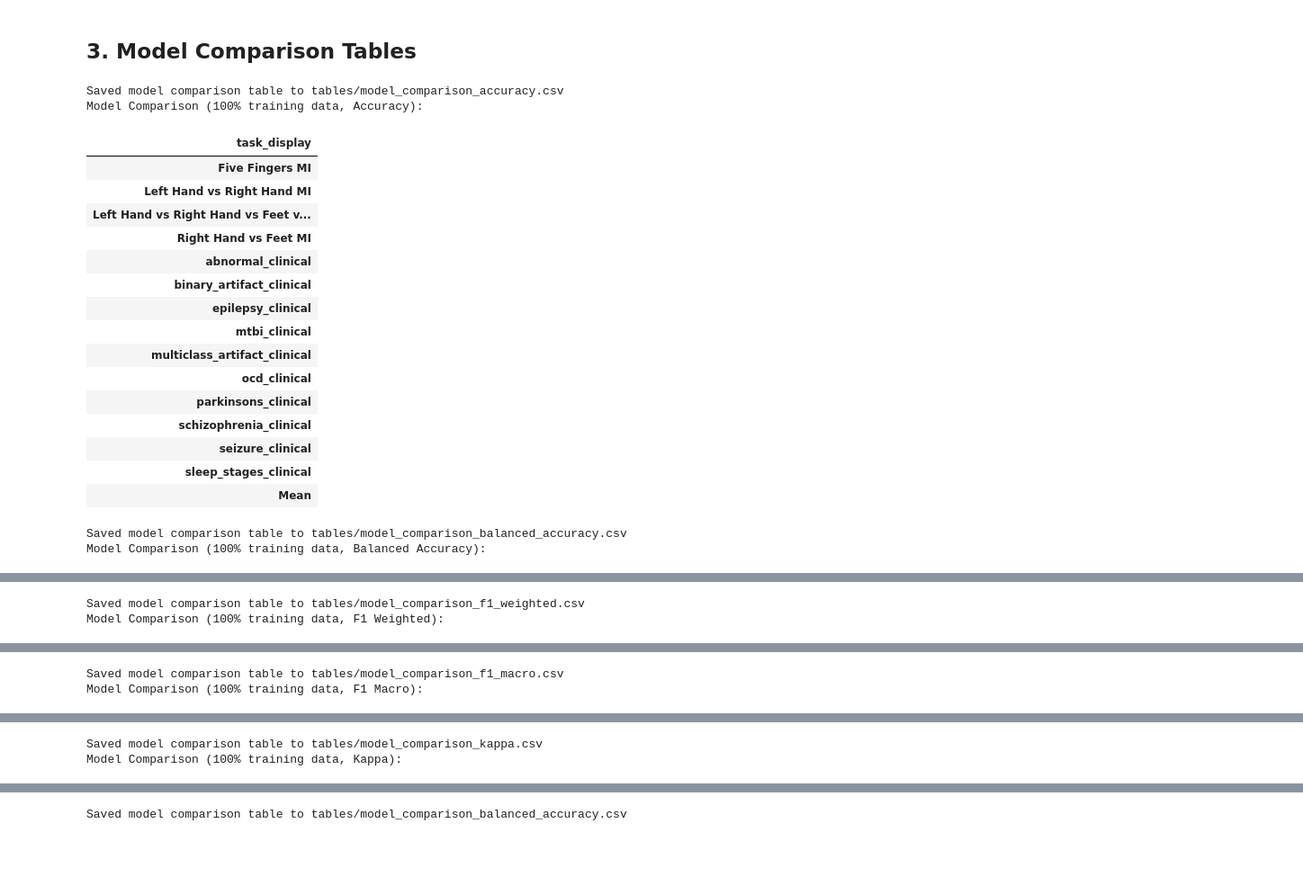
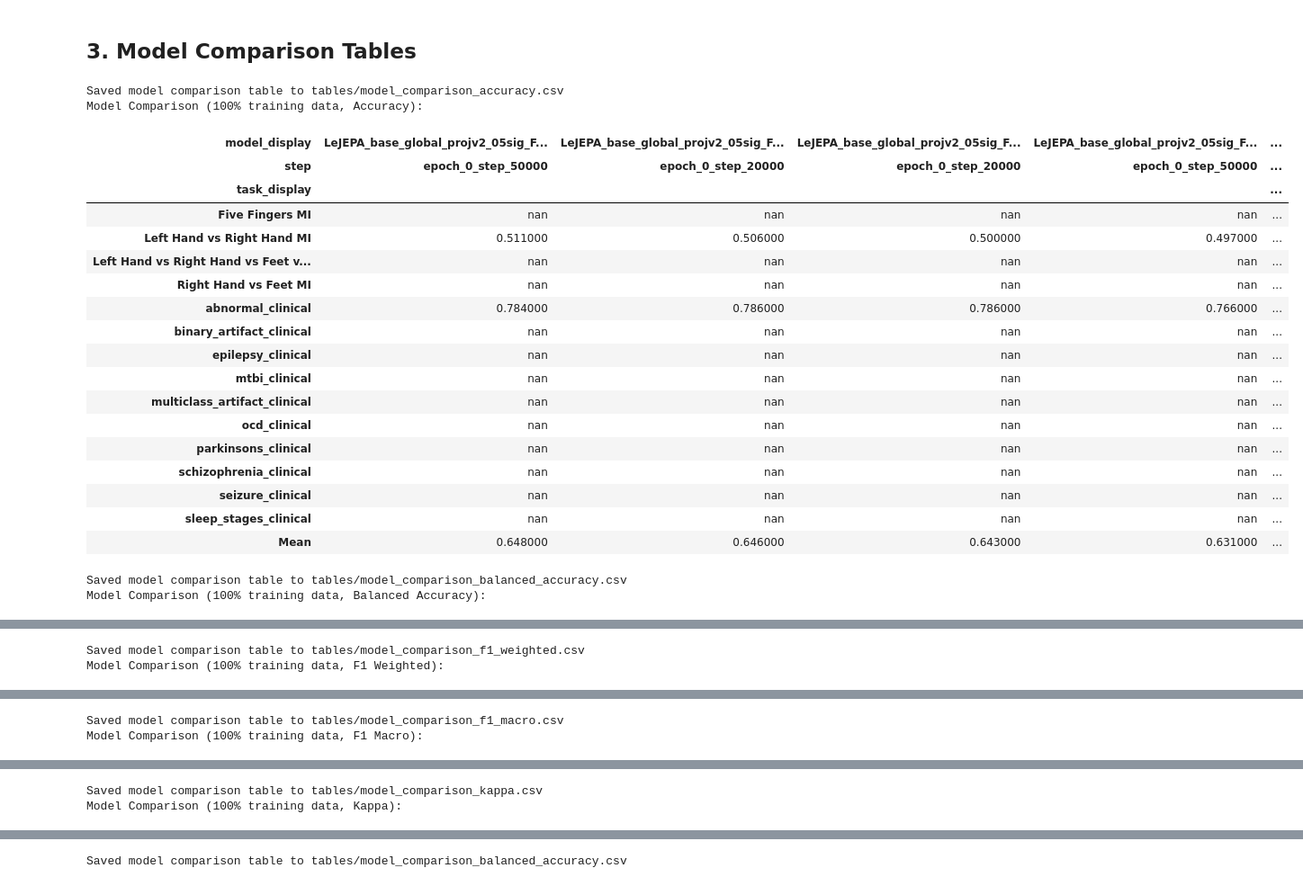
Before and after one commit to uddhavp22/EEG-Bench-vICMl, a Jupyter notebook: analyze_results_v2.ipynb, the cells around one changed output, grey strips where cells are left out. Shown at 90% size. Cells and saved outputs as stored; diff of their text form; code cells hidden in the pictures; blank space fills up the shorter version.

```diff
--- a/analyze_results_v2.ipynb
+++ b/analyze_results_v2.ipynb
@@ -468,7 +468,7 @@ def model_comparison_table(df, percentage=1.0, metric="balanced_accuracy"):
     table = subset.pivot_table(
         values=metric,
         index="task_display",
-        columns="model_display",
+        columns=["model_display", 'step'],
         aggfunc="mean"
     )
 
@@ -511,9 +511,9 @@ if len(df) > 0:
         table = table.rename(columns={"LUNAModel": "LUNA"})
 
         # enforce column order
-        desired_order = ["LaBraM", "LUNA", "Laya-S", "Laya","Laya-V2-05sig", "Laya-V2-05sig_longer", "Laya-vitb-05sig"] # add more if needed
-        cols = [c for c in desired_order if c in table.columns]# + [c for c in table.columns if c not in desired_order]
-        table = table[cols]
+        # desired_order = ["LaBraM", "LUNA", "Laya-S", "Laya","Laya-V2-05sig", "Laya-V2-05sig_longer", "Laya-vitb-05sig"] # add more if needed
+        # cols = [c for c in desired_order if c in table.columns]# + [c for c in table.columns if c not in desired_order]
+        # table = table[cols]
 
 
         if table is None or len(table) == 0:
@@ -535,48 +535,50 @@ if len(df) > 0:
             .str.replace("_", " ", regex=False)
         )
         # apply after your underscore cleanup
         table.index = table.index.to_series().map(lambda x: TASK_DISPLAY.get(x, x)).values
 
 
         latex_tab = table.to_latex(
             index=True,
             float_format="%.3f",
             escape=False,
             column_format="l" + "r" * len(table.columns),
             caption=caption,
             label=label,
         )
 
         latex_full = "\\begin{table}[t]\n\\centering\n"
         latex_full += latex_tab.replace("\\begin{table}", "").replace("\\end{table}", "")
         latex_full = latex_full.replace("\\begin{tabular}", "\\resizebox{\\columnwidth}{!}{%\n\\begin{tabular}")
         latex_full = latex_full.replace("\\end{tabular}", "\\end{tabular}\n}")
         latex_full += "\\end{table}\n"
 
         # with open(f"tables/model_comparison_{metric}.tex", "w") as f:
         #     f.write(latex_full)
 
 
 else:
     print("No data available for model comparison tables.")
 # %% [output]
 Saved model comparison table to tables/model_comparison_accuracy.csv
 Model Comparison (100% training data, Accuracy):
-| task_display |
-| Five Fingers MI |
-| Left Hand vs Right Hand MI |
-| Left Hand vs Right Hand vs Feet v... |
-| Right Hand vs Feet MI |
-| abnormal_clinical |
-| binary_artifact_clinical |
-| epilepsy_clinical |
-| mtbi_clinical |
-| multiclass_artifact_clinical |
-| ocd_clinical |
-| parkinsons_clinical |
-| schizophrenia_clinical |
-| seizure_clinical |
-| sleep_stages_clinical |
-| Mean |
+| model_display | LeJEPA_base_global_projv2_05sig_F... | LeJEPA_base_global_projv2_05sig_F... | LeJEPA_base_global_projv2_05sig_F... | LeJEPA_base_global_projv2_05sig_F... | ... |
+| step | epoch_0_step_50000 | epoch_0_step_20000 | epoch_0_step_20000 | epoch_0_step_50000 | ... |
+| task_display |  |  |  |  | ... |
+| Five Fingers MI | nan | nan | nan | nan | ... |
+| Left Hand vs Right Hand MI | 0.511000 | 0.506000 | 0.500000 | 0.497000 | ... |
+| Left Hand vs Right Hand vs Feet v... | nan | nan | nan | nan | ... |
+| Right Hand vs Feet MI | nan | nan | nan | nan | ... |
+| abnormal_clinical | 0.784000 | 0.786000 | 0.786000 | 0.766000 | ... |
+| binary_artifact_clinical | nan | nan | nan | nan | ... |
+| epilepsy_clinical | nan | nan | nan | nan | ... |
+| mtbi_clinical | nan | nan | nan | nan | ... |
+| multiclass_artifact_clinical | nan | nan | nan | nan | ... |
+| ocd_clinical | nan | nan | nan | nan | ... |
+| parkinsons_clinical | nan | nan | nan | nan | ... |
+| schizophrenia_clinical | nan | nan | nan | nan | ... |
+| seizure_clinical | nan | nan | nan | nan | ... |
+| sleep_stages_clinical | nan | nan | nan | nan | ... |
+| Mean | 0.648000 | 0.646000 | 0.643000 | 0.631000 | ... |
 Saved model comparison table to tables/model_comparison_balanced_accuracy.csv
 Model Comparison (100% training data, Balanced Accuracy):
```
Also changed, not shown: parts of 1 cell of this notebook, 1 other file.
